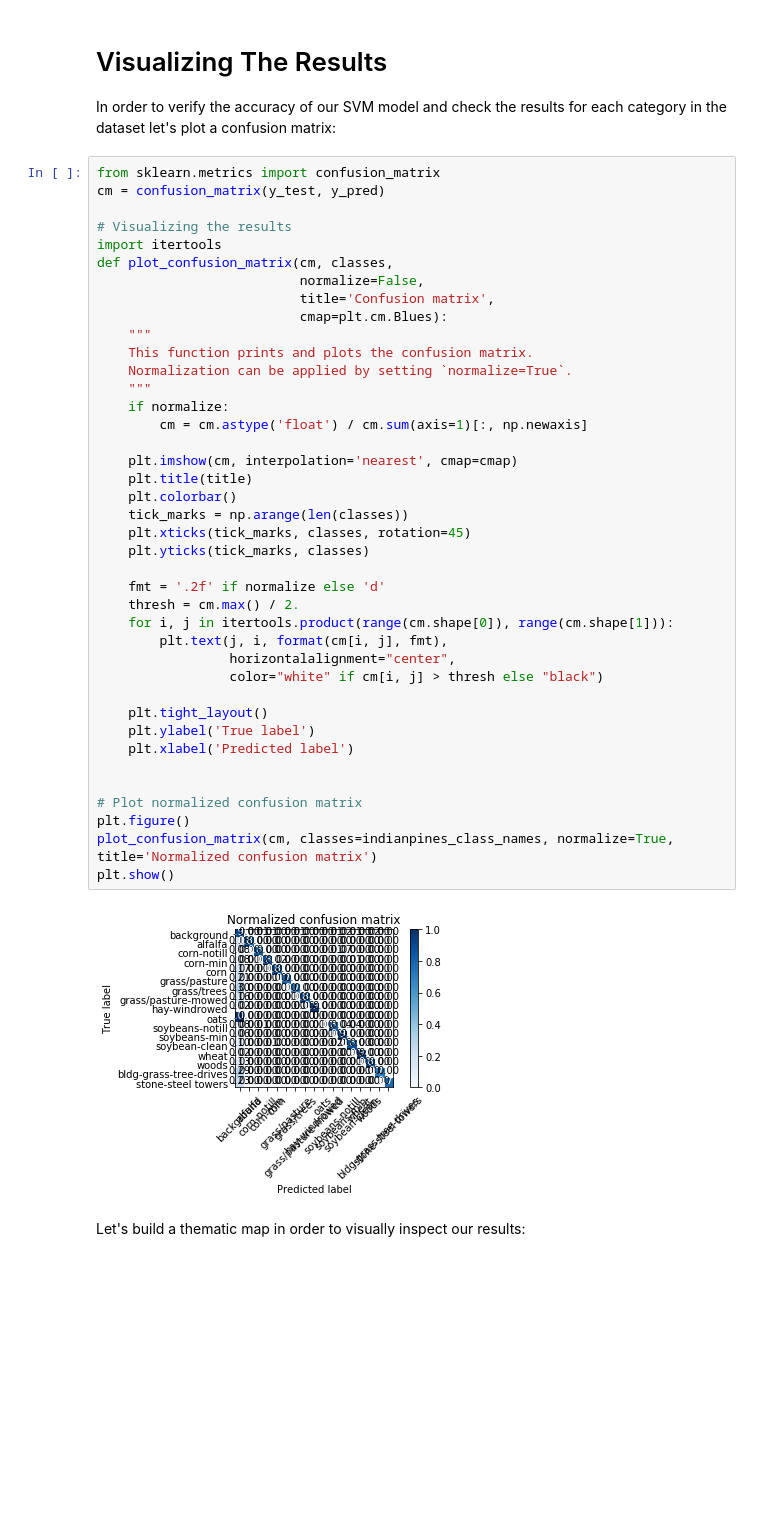
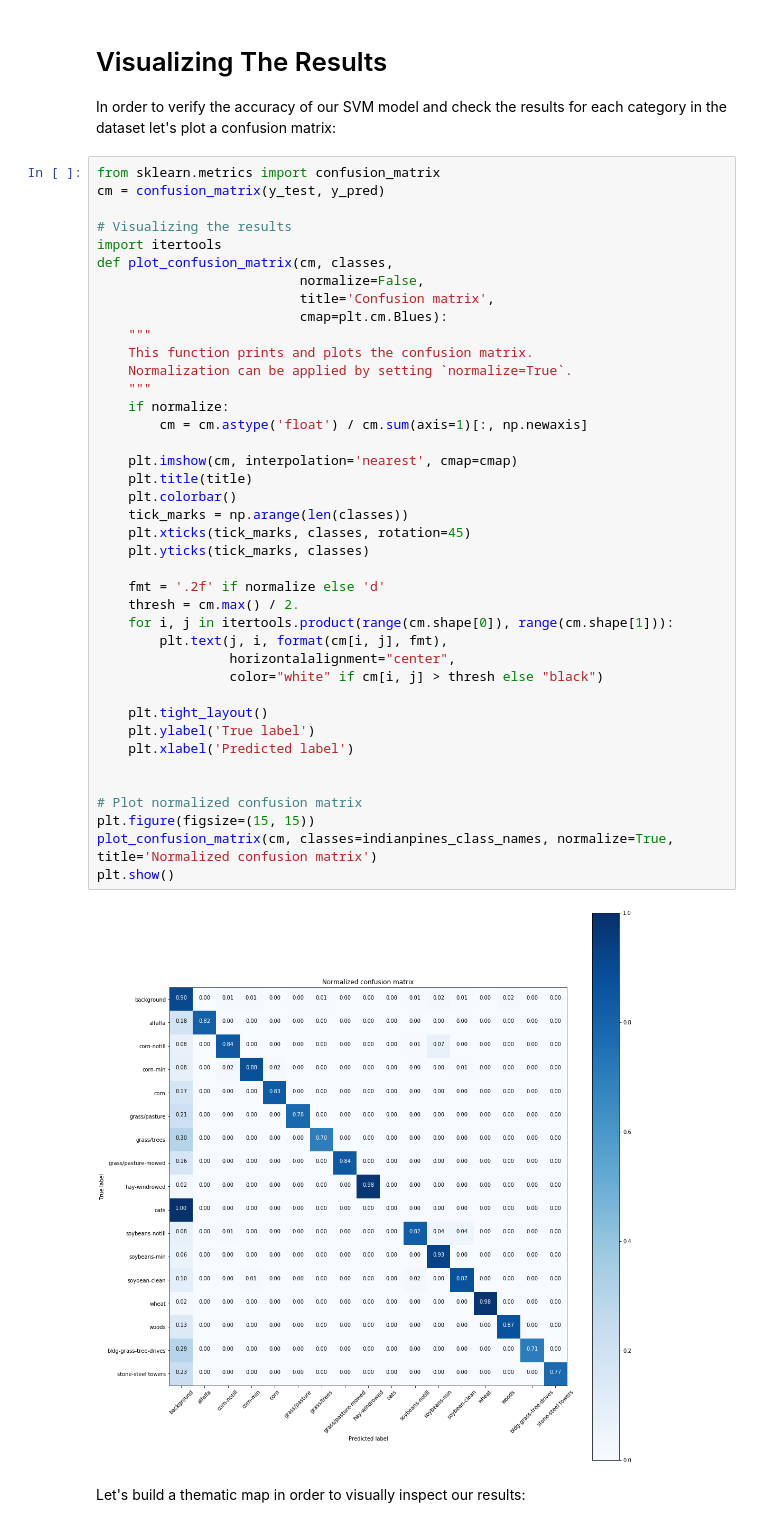
Before and after one commit to andreybicalho/ExtendedMorphologicalProfiles, a Jupyter notebook: Remote Sensed Hyperspectral Image Classification with the Extended Morphological Profiles and Support Vector Machines.ipynb, the cells around one changed output. Drawn from its saved outputs; the diff is of its cells as text; blank space fills up the shorter version.

```diff
--- a/Remote Sensed Hyperspectral Image Classification with the Extended Morphological Profiles and Support Vector Machines.ipynb
+++ b/Remote Sensed Hyperspectral Image Classification with the Extended Morphological Profiles and Support Vector Machines.ipynb
@@ -311,35 +311,35 @@ def plot_confusion_matrix(cm, classes,
     """
     This function prints and plots the confusion matrix.
     Normalization can be applied by setting `normalize=True`.
     """
     if normalize:
         cm = cm.astype('float') / cm.sum(axis=1)[:, np.newaxis]
 
     plt.imshow(cm, interpolation='nearest', cmap=cmap)
     plt.title(title)
     plt.colorbar()
     tick_marks = np.arange(len(classes))
     plt.xticks(tick_marks, classes, rotation=45)
     plt.yticks(tick_marks, classes)
 
     fmt = '.2f' if normalize else 'd'
     thresh = cm.max() / 2.
     for i, j in itertools.product(range(cm.shape[0]), range(cm.shape[1])):
         plt.text(j, i, format(cm[i, j], fmt),
                  horizontalalignment="center",
                  color="white" if cm[i, j] > thresh else "black")
 
     plt.tight_layout()
     plt.ylabel('True label')
     plt.xlabel('Predicted label')
 
 
 # Plot normalized confusion matrix
-plt.figure()
+plt.figure(figsize=(15, 15))
 plot_confusion_matrix(cm, classes=indianpines_class_names, normalize=True, title='Normalized confusion matrix')
 plt.show()
 # %% [output]
-[figure, old version]
+[figure, new version]
 # %% [markdown]
 Let's build a thematic map in order to visually inspect our results:
 # %%
```
Also changed, not shown: parts of 1 cell of this notebook.
